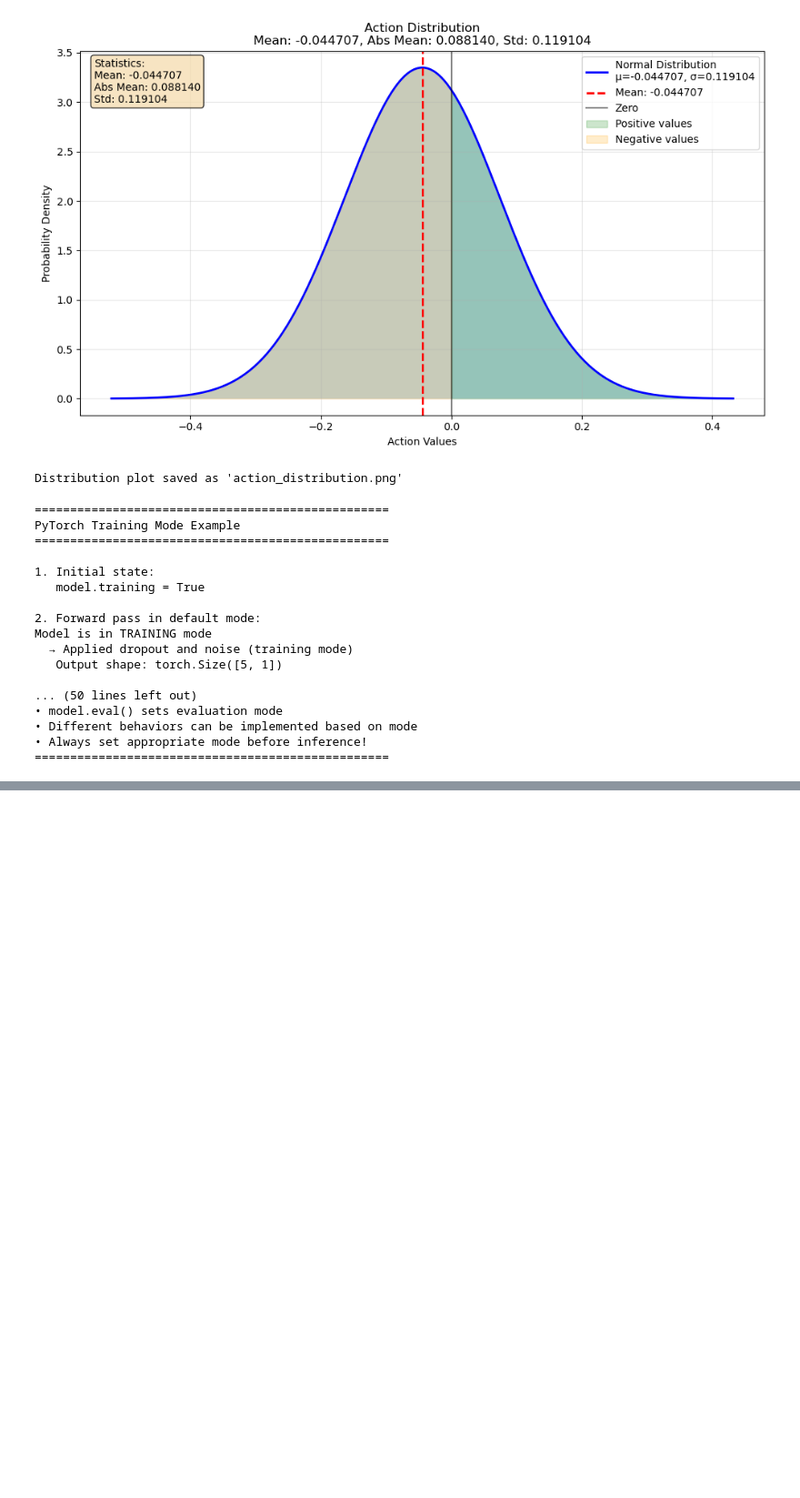
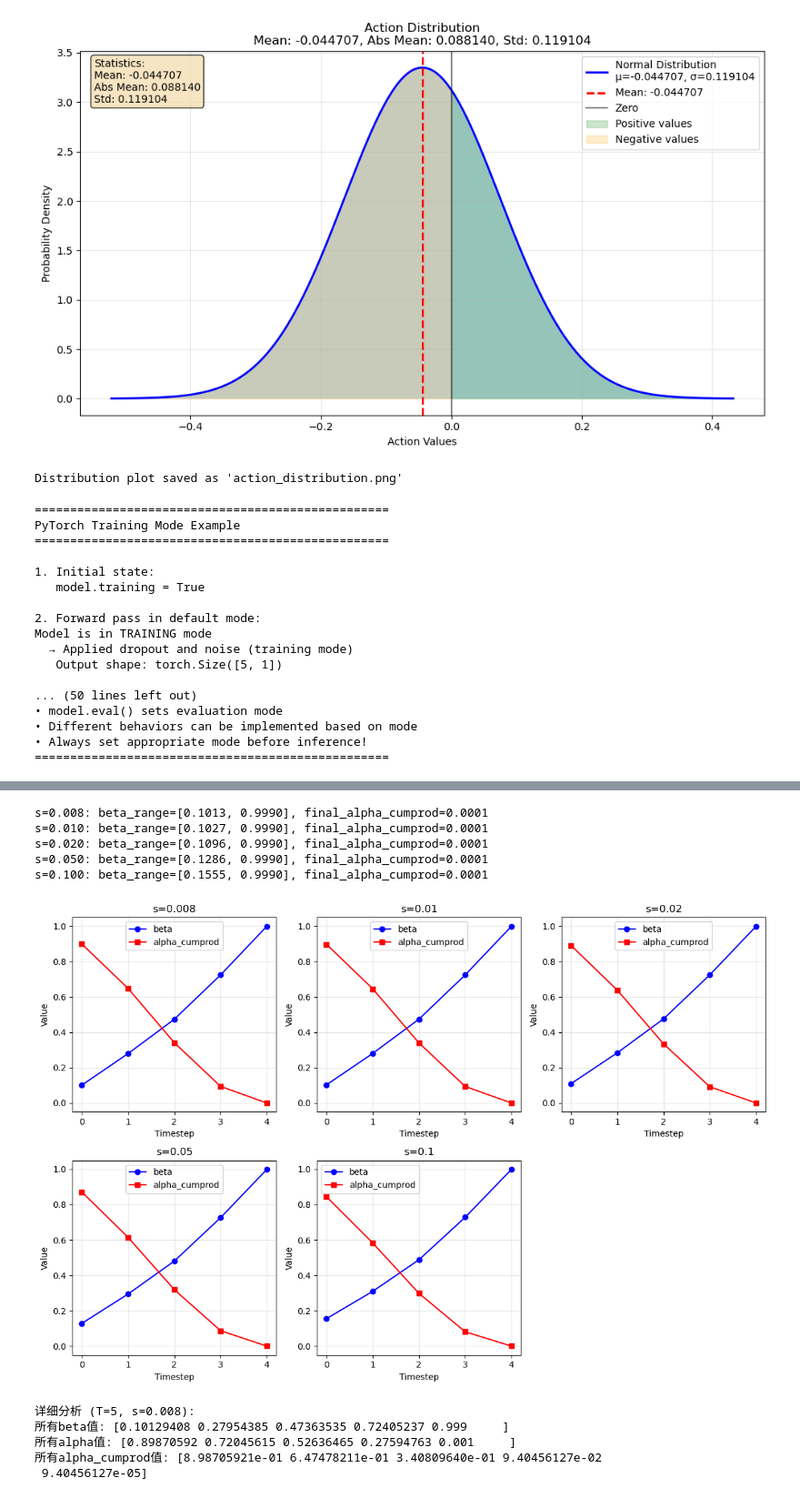
Before and after one commit to dearhannah/DC3, a Jupyter notebook: pg.ipynb, the cells around one changed output, grey strips where cells are left out. Shown: that part at 91% size. Drawn from its saved outputs; the diff is of its cells as text; code cells hidden in the pictures; blank space fills up the shorter version.

```diff
--- a/pg.ipynb
+++ b/pg.ipynb
@@ -8,8 +8,12 @@ from scipy import stats
 # std = 0.204580
 # abs_mean = 0.151679
 
-mean = -0.044707
-std = 0.119104
+# mean = -0.044707
+# std = 0.119104
+# abs_mean = 0.088140
+
+mean = 0
+std = 1
 abs_mean = 0.088140
 
 # Mean: -0.065168, Abs Mean: 0.151679, Std: 0.204580
@@ -241,0 +325,62 @@ Model is in TRAINING mode
+# %%
+import numpy as np
+import matplotlib.pyplot as plt
+
+def cosine_beta_schedule(timesteps, s=0.008):
+    """
+    cosine schedule
+    as proposed in https://openreview.net/forum?id=-NEXDKk8gZ
+    """
+    steps = timesteps + 1
+    x = np.linspace(0, steps, steps)
+    alphas_cumprod = np.cos(((x / steps) + s) / (1 + s) * np.pi * 0.5) ** 2
+    alphas_cumprod = alphas_cumprod / alphas_cumprod[0]
+    betas = 1 - (alphas_cumprod[1:] / alphas_cumprod[:-1])
+    betas_clipped = np.clip(betas, a_min=0, a_max=0.999)
+    return betas_clipped
+
+# 测试t=5时不同的s值
+t = 5
+s_values = [0.008, 0.01, 0.02, 0.05, 0.1]
+
+plt.figure(figsize=(12, 8))
+
+for i, s in enumerate(s_values):
+    betas = cosine_beta_schedule(t, s=s)
+    alphas_cumprod = np.cumprod(1 - betas)
+
+    plt.subplot(2, 3, i+1)
+    plt.plot(betas, 'b-o', label=f'beta')
+    plt.plot(alphas_cumprod, 'r-s', label=f'alpha_cumprod')
+    plt.title(f's={s}')
+    plt.xlabel('Timestep')
+    plt.ylabel('Value')
+    plt.legend()
+    plt.grid(True, alpha=0.3)
+
+    print(f"s={s:5.3f}: beta_range=[{betas[0]:.4f}, {betas[-1]:.4f}], final_alpha_cumprod={alphas_cumprod[-1]:.4f}")
+
+plt.tight_layout()
+plt.show()
+
+# 详细查看一个配置
+s = 0.008
+betas = cosine_beta_schedule(t, s)
+alphas_cumprod = np.cumprod(1 - betas)
+
+print(f"\n详细分析 (T={t}, s={s}):")
+print(f"所有beta值: {betas}")
+print(f"所有alpha值: {1 - betas}")
+print(f"所有alpha_cumprod值: {alphas_cumprod}")
+# %% [output]
+s=0.008: beta_range=[0.1013, 0.9990], final_alpha_cumprod=0.0001
+s=0.010: beta_range=[0.1027, 0.9990], final_alpha_cumprod=0.0001
+s=0.020: beta_range=[0.1096, 0.9990], final_alpha_cumprod=0.0001
+s=0.050: beta_range=[0.1286, 0.9990], final_alpha_cumprod=0.0001
+s=0.100: beta_range=[0.1555, 0.9990], final_alpha_cumprod=0.0001
+[figure, added]
+详细分析 (T=5, s=0.008):
+所有beta值: [0.10129408 0.27954385 0.47363535 0.72405237 0.999     ]
+所有alpha值: [0.89870592 0.72045615 0.52636465 0.27594763 0.001     ]
+所有alpha_cumprod值: [8.98705921e-01 6.47478211e-01 3.40809640e-01 9.40456127e-02
+ 9.40456127e-05]
```
Also changed, not shown: parts of 1 cell of this notebook, 7 other files.
